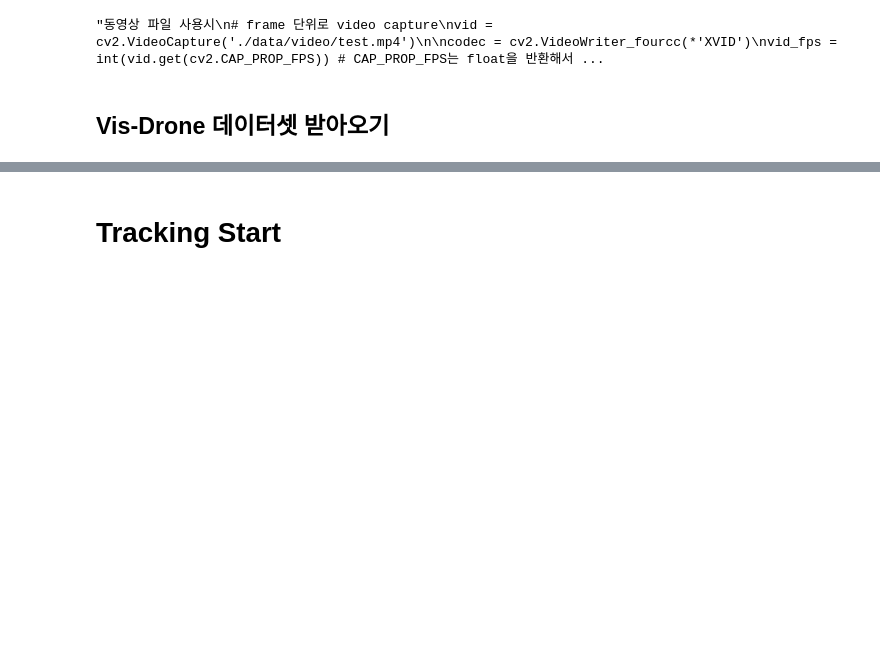
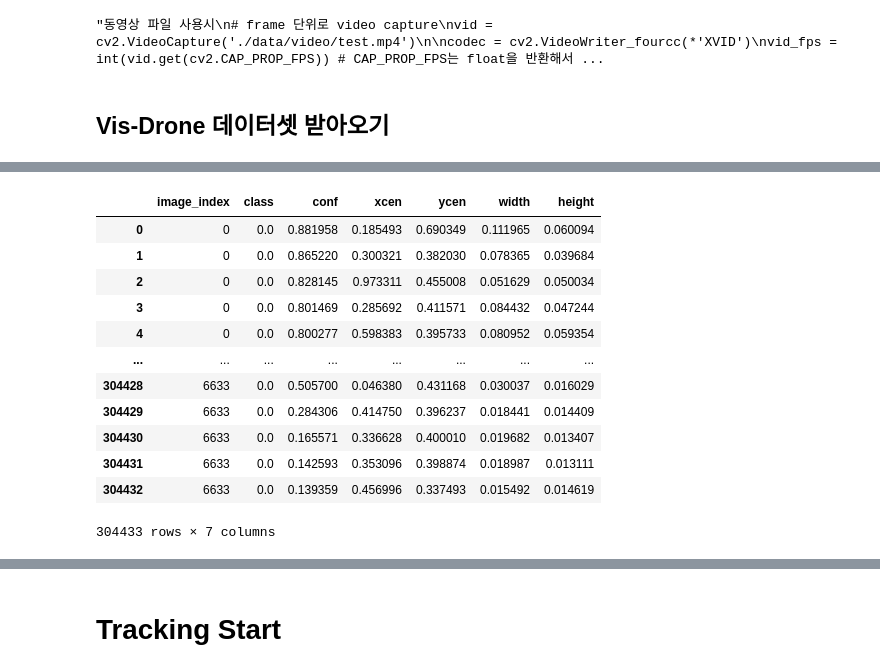
Before and after one commit to komingsu/SIA-MOT, a Jupyter notebook: tracker/yolov3_bytetrack/use_guide.ipynb, the cells around one changed output, grey strips where cells are left out. Drawn from its saved outputs; the diff is of its cells as text; code cells hidden in the pictures; blank space fills up the shorter version.

```diff
--- a/tracker/yolov3_bytetrack/use_guide.ipynb
+++ b/tracker/yolov3_bytetrack/use_guide.ipynb
@@ -57,0 +86,19 @@ print(len(images_filepaths))
+# %%
+pred_detection = pd.read_csv('C:/Users/Son/Documents/aiffel/SIA-MOT/VisDrone2019-MOT-test/pred_boxes.txt',
+                             sep = ",",
+                            names = ['image_index', 'class', 'conf', 'xcen','ycen', 'width','height'])
+pred_detection
+# %% [output]
+|  | image_index | class | conf | xcen | ycen | width | height |
+| 0 | 0 | 0.0 | 0.881958 | 0.185493 | 0.690349 | 0.111965 | 0.060094 |
+| 1 | 0 | 0.0 | 0.865220 | 0.300321 | 0.382030 | 0.078365 | 0.039684 |
+| 2 | 0 | 0.0 | 0.828145 | 0.973311 | 0.455008 | 0.051629 | 0.050034 |
+| 3 | 0 | 0.0 | 0.801469 | 0.285692 | 0.411571 | 0.084432 | 0.047244 |
+| 4 | 0 | 0.0 | 0.800277 | 0.598383 | 0.395733 | 0.080952 | 0.059354 |
+| ... | ... | ... | ... | ... | ... | ... | ... |
+| 304428 | 6633 | 0.0 | 0.505700 | 0.046380 | 0.431168 | 0.030037 | 0.016029 |
+| 304429 | 6633 | 0.0 | 0.284306 | 0.414750 | 0.396237 | 0.018441 | 0.014409 |
+| 304430 | 6633 | 0.0 | 0.165571 | 0.336628 | 0.400010 | 0.019682 | 0.013407 |
+| 304431 | 6633 | 0.0 | 0.142593 | 0.353096 | 0.398874 | 0.018987 | 0.013111 |
+| 304432 | 6633 | 0.0 | 0.139359 | 0.456996 | 0.337493 | 0.015492 | 0.014619 |
+304433 rows × 7 columns
```
Also changed, not shown: parts of 19 cells of this notebook.
